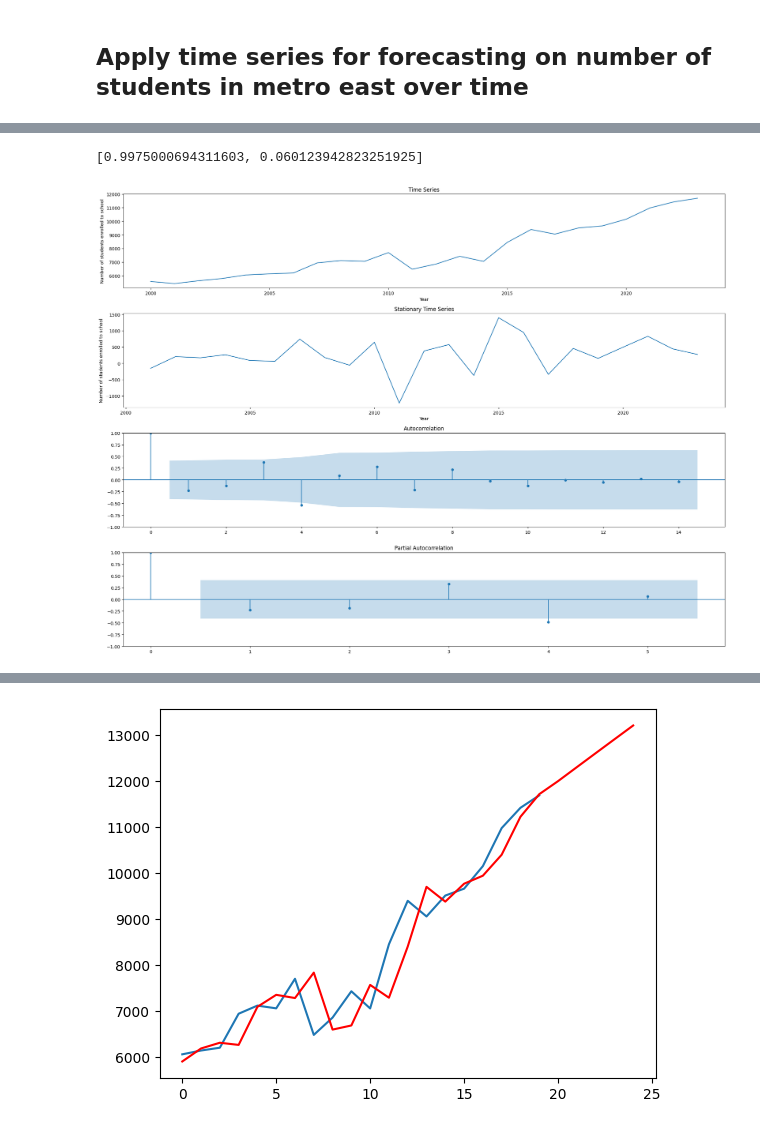
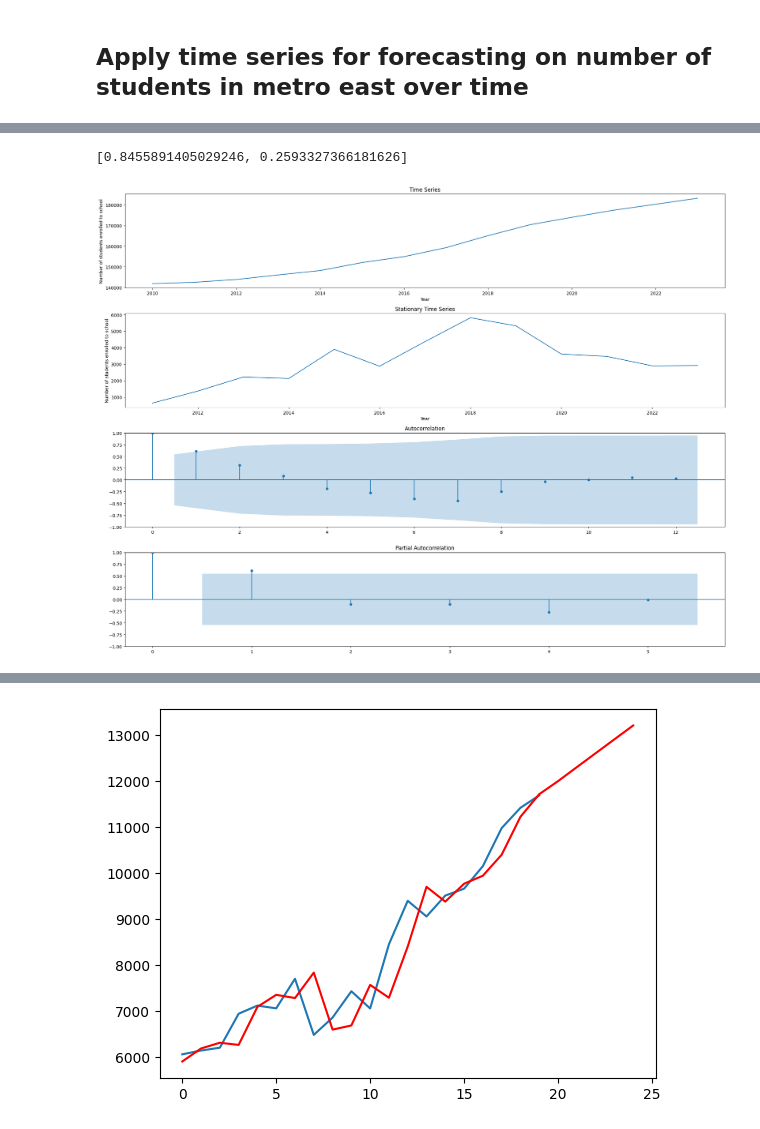
Before and after one commit to Gareth1995/education_project, a Jupyter notebook: time_series.ipynb, the cells around one changed output, grey strips where cells are left out. Cells and saved outputs as stored; diff of their text form; code cells hidden in the pictures.

```diff
--- a/time_series.ipynb
+++ b/time_series.ipynb
@@ -16,4 +16,5 @@ from sklearn.metrics import mean_squared_error
 from math import sqrt
 # %%
 # load data
-enrollment_ts = pd.read_excel('eda/data/enrollment data.xlsx', sheet_name='Clean_PO_Detail')
+enrollment_ts = pd.read_excel('R/data/enrollment data.xlsx', sheet_name='Clean_PO_Detail')
+school_enrollment = pd.read_excel('R/data/metro_east_schools_enrollment.xlsx', sheet_name='Public Totals')
@@ -120,36 +139,37 @@ def plot_learner_ts(df_subset):
         # plot ACF (see https://www.youtube.com/watch?v=y8opUEd05Dg&list=PLvcbYUQ5t0UHOLnBzl46_Q6QKtFgfMGc3&index=3)
         acf_plot = plot_acf(np.array(transformed_ts), ax=axes[2]) # acf for stationary plot
 
         # plot PACF (see https://www.youtube.com/watch?v=y8opUEd05Dg&list=PLvcbYUQ5t0UHOLnBzl46_Q6QKtFgfMGc3&index=3)
         pacf_plot = plot_pacf(transformed_ts, lags=5, ax=axes[3]) # pacf for stationary plot
 
     # if the time series is already stationary then plot the time series, acf and pacf plots as is
     else:
         # plot number of students over time
         axes[0].plot(df_subset['YEAR'], (df_subset[str(count_var)]))
         axes[0].set_title('Time Series')
         axes[0].set_xlabel('Year')
         axes[0].set_ylabel('Number of students enrolled to school')
 
         # plot ACF (see https://www.youtube.com/watch?v=y8opUEd05Dg&list=PLvcbYUQ5t0UHOLnBzl46_Q6QKtFgfMGc3&index=3)
         acf_plot = plot_acf(df_subset[str(count_var)], ax=axes[2])
 
         # plot PACF (see https://www.youtube.com/watch?v=y8opUEd05Dg&list=PLvcbYUQ5t0UHOLnBzl46_Q6QKtFgfMGc3&index=3)
         pacf_plot = plot_pacf(df_subset[str(count_var)], lags=2, ax=axes[3])
 
     # plot all graphs on same grid
     plt.tight_layout()
 
     # return transformed adf only if the transformation needed to happen
     if adf_val[1] > 0.05:
         return [adf_val[1], transformed_adf[1]]
     else:
         return adf_val[1]
 
-plot_learner_ts(enrollment_subset)
+# plot_learner_ts(enrollment_subset)
+plot_learner_ts(school_enrollment)
 # %% [output]
-[0.9975000694311603, 0.060123942823251925]
+[0.8455891405029246, 0.2593327366181626]
-[figure, old version]
+[figure, new version]
 # %%
 # save actual values and forecasted values to a csv
 def save_output(metro_name, grade, observations, predictions, years):
```
Also changed, not shown: parts of 5 cells of this notebook, 3 other files.
